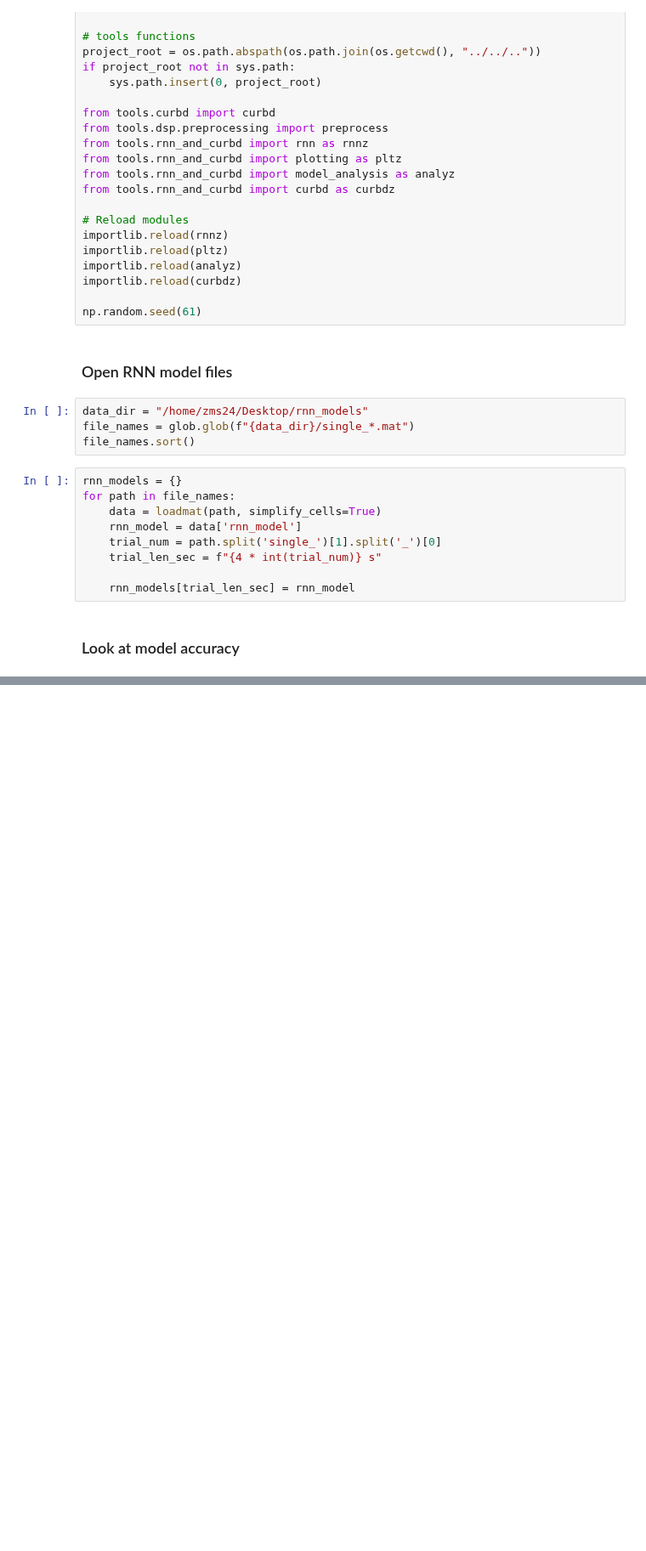
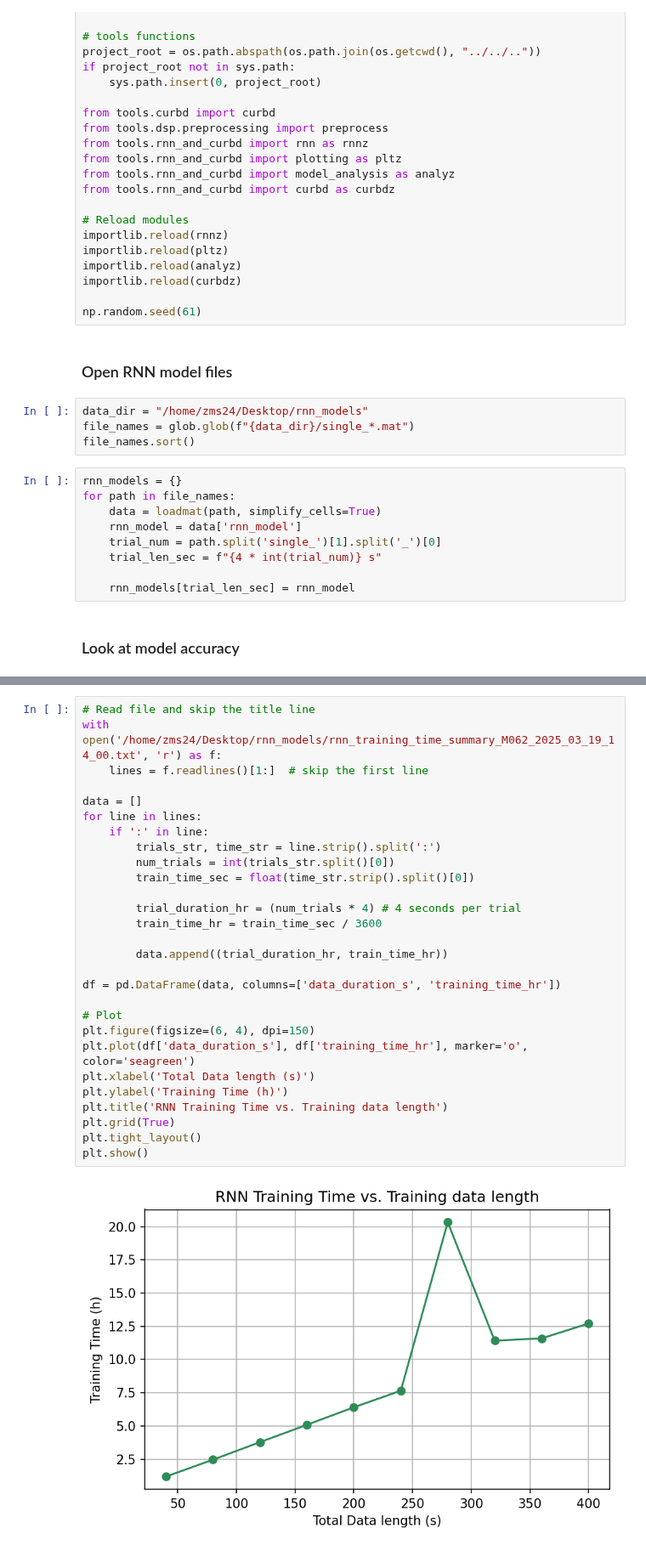
Before and after one commit to martinesparza/earthquake-analysis, a Jupyter notebook: notebooks/M062/single_trial_RNN/training_input_len_comparison.ipynb, the cells around one changed output, grey strips where cells are left out. Shown at 85% size. Drawn from its saved outputs; the diff is of its cells as text; blank space fills up the shorter version.

Commit message:
finished analysis of RNN training time vs data length

```diff
--- a/notebooks/M062/single_trial_RNN/training_input_len_comparison.ipynb
+++ b/notebooks/M062/single_trial_RNN/training_input_len_comparison.ipynb
@@ -84,0 +92,30 @@ plot_model_accuracy_by_group(rnn_models)
+# %%
+# Read file and skip the title line
+with open('/home/zms24/Desktop/rnn_models/rnn_training_time_summary_M062_2025_03_19_14_00.txt', 'r') as f:
+    lines = f.readlines()[1:]  # skip the first line
+
+data = []
+for line in lines:
+    if ':' in line:
+        trials_str, time_str = line.strip().split(':')
+        num_trials = int(trials_str.split()[0])
+        train_time_sec = float(time_str.strip().split()[0])
+
+        trial_duration_hr = (num_trials * 4) # 4 seconds per trial
+        train_time_hr = train_time_sec / 3600
+
+        data.append((trial_duration_hr, train_time_hr))
+
+df = pd.DataFrame(data, columns=['data_duration_s', 'training_time_hr'])
+
+# Plot
+plt.figure(figsize=(6, 4), dpi=150)
+plt.plot(df['data_duration_s'], df['training_time_hr'], marker='o', color='seagreen')
+plt.xlabel('Total Data length (s)')
+plt.ylabel('Training Time (h)')
+plt.title('RNN Training Time vs. Training data length')
+plt.grid(True)
+plt.tight_layout()
+plt.show()
+# %% [output]
+[figure, added]
```
Also changed, not shown: parts of 2 cells of this notebook.
